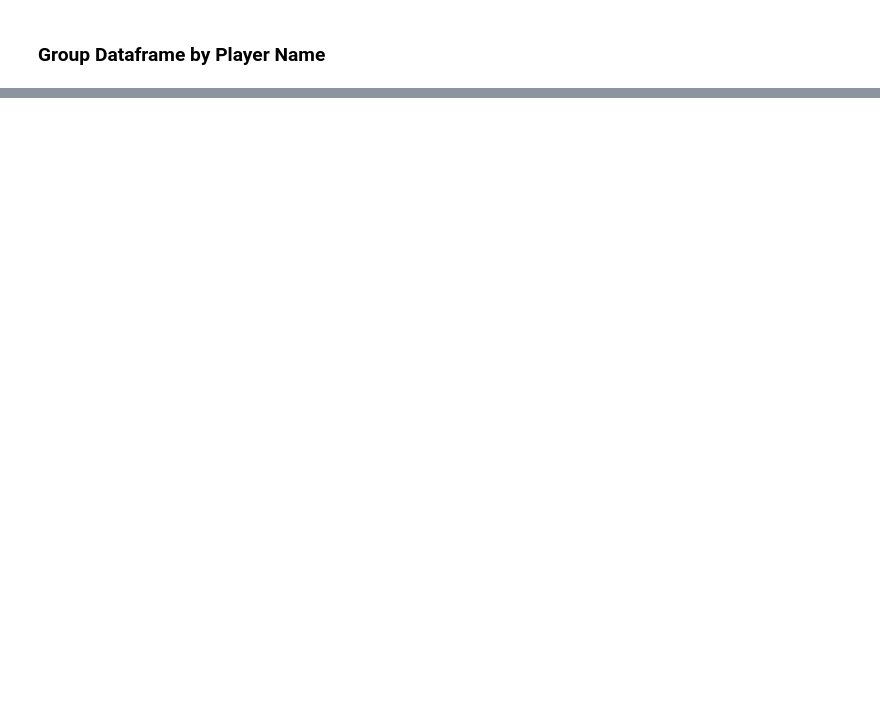
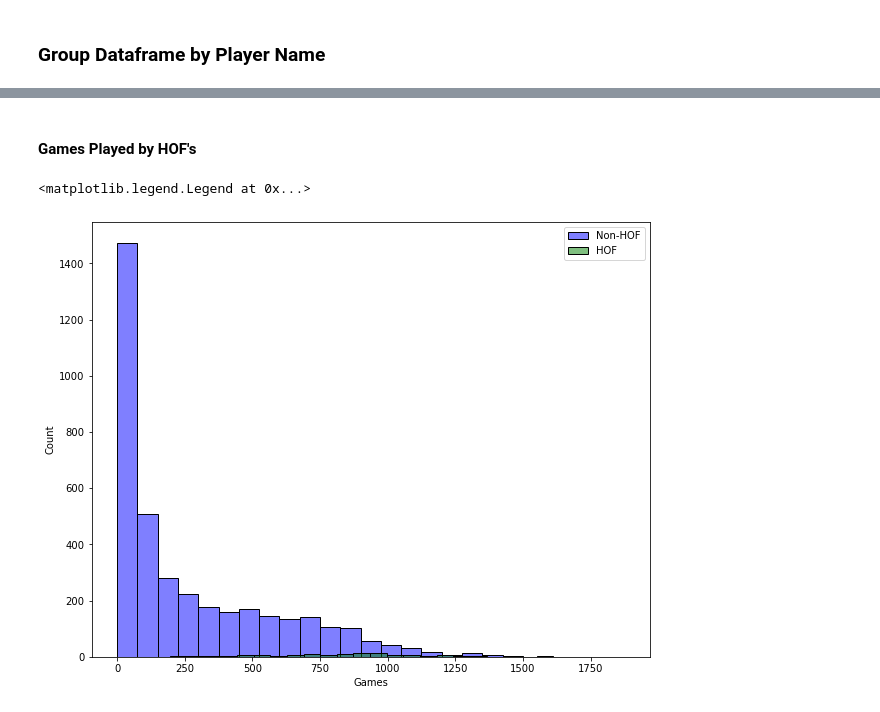
Before and after one commit to Mynusjanai/nba-hof-pred, a Jupyter notebook: nba_hof_workbook.ipynb, the cells around one changed output, grey strips where cells are left out. Cells and saved outputs as stored; diff of their text form; code cells hidden in the pictures; blank space fills up the shorter version.

```diff
--- a/nba_hof_workbook.ipynb
+++ b/nba_hof_workbook.ipynb
@@ -216,0 +311,10 @@ ValueError: Can only compare identically-labeled Series objects
+# %% [markdown]
+#### Games Played by HOF's
+# %%
+fig, ax = plt.subplots(figsize = (10,8))
+sns.histplot(nba_total[nba_total['HOF'] == 0].Games, bins = 25, label = 'Non-HOF', alpha = .50, edgecolor = 'black', color = 'blue')
+sns.histplot(nba_total[nba_total['HOF'] == 1].Games, bins = 25, label = 'HOF', alpha = .50, edgecolor = 'black', color = 'green')
+plt.legend(loc = 'upper right')
+# %% [output]
+<matplotlib.legend.Legend at 0x...>
+[figure, added]
```
Also changed, not shown: parts of 68 cells of this notebook, 3 other files.
